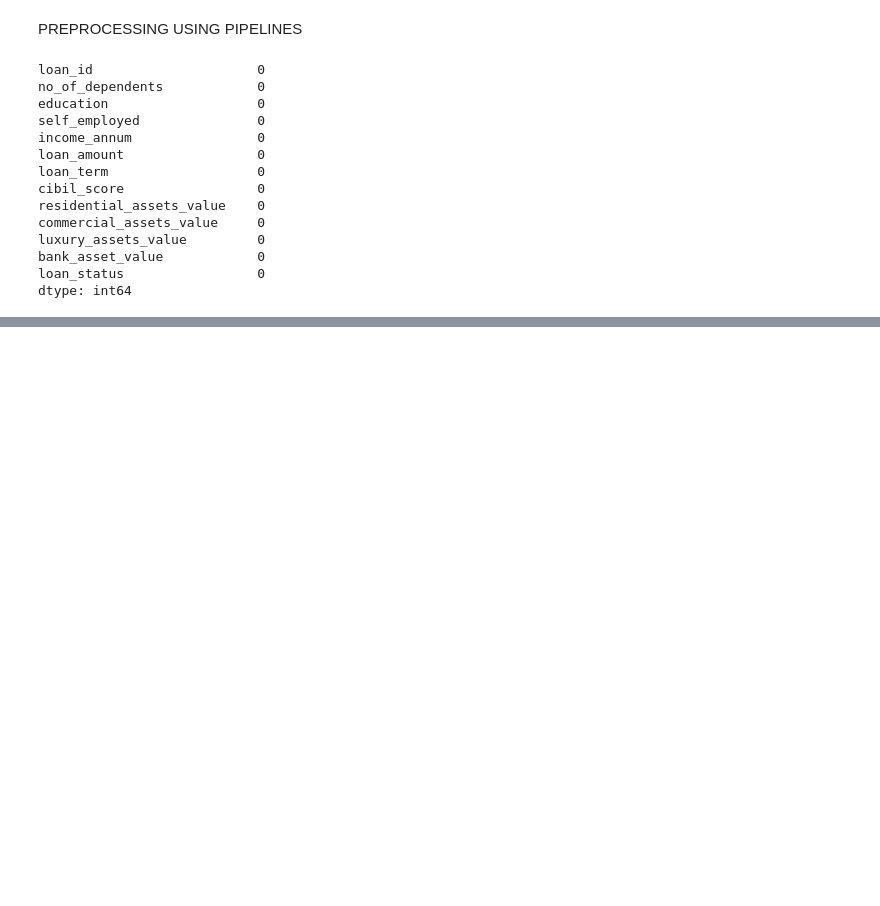
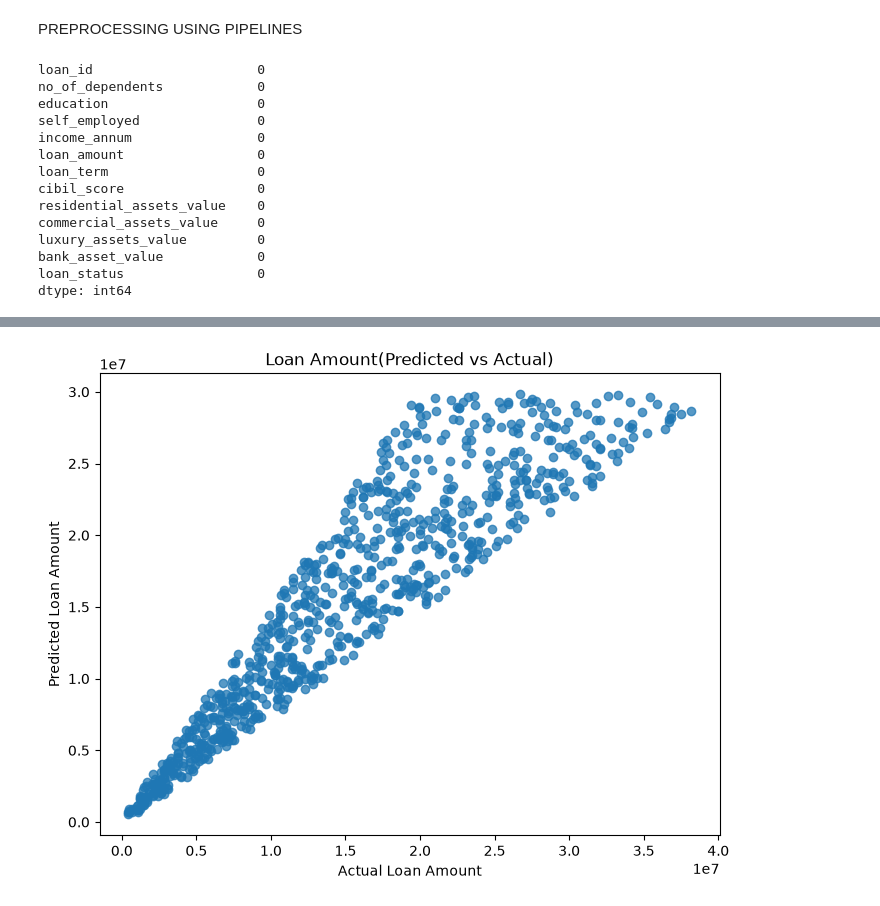
Before and after one commit to Anurag0916/AI101_MIni_Project, a Jupyter notebook: project.ipynb, the cells around one changed output, grey strips where cells are left out. Saved outputs shown, nothing was run; the diff lists cells and outputs as text; code cells hidden in the pictures; blank space fills up the shorter version.

Commit message:
Training Model using Linear Regression

```diff
--- a/project.ipynb
+++ b/project.ipynb
@@ -108,9 +106,5 @@ preprocessor=ColumnTransformer(
     ]
 )
 # %%
-x=df.drop(columns=["loan_amount","loan_status"],errors="ignore")
+X=df.drop(columns=["loan_amount","loan_status"],errors="ignore")
 y=df["loan_amount"]
-# Select only numerical columns
-X=x.select_dtypes(include=np.number)
-print(X.shape)
-print(y.shape)
@@ -119,0 +111,10 @@ print(y.shape)
+# %%
+X_train,X_test,y_train,y_test=train_test_split(X,y,test_size=0.20,random_state=42)
+# %%
+model=Pipeline(
+    steps=[
+        ("preprocessor",preprocessor),
+        ("regressor",LinearRegression())
+    ]
+)
+model.fit(X_train,y_train)
@@ -119,0 +139,12 @@ print(y.shape)
+# %%
+y_train_pred = model.predict(X_train)
+y_test_pred=model.predict(X_test)
+# %%
+plt.figure(figsize=(8,6))
+plt.scatter(y_test,y_test_pred,alpha=0.75)
+plt.xlabel("Actual Loan Amount")
+plt.ylabel("Predicted Loan Amount")
+plt.title("Loan Amount(Predicted vs Actual)")
+plt.show()
+# %% [output]
+[figure, added]
```
Also changed, not shown: parts of 4 cells of this notebook.
